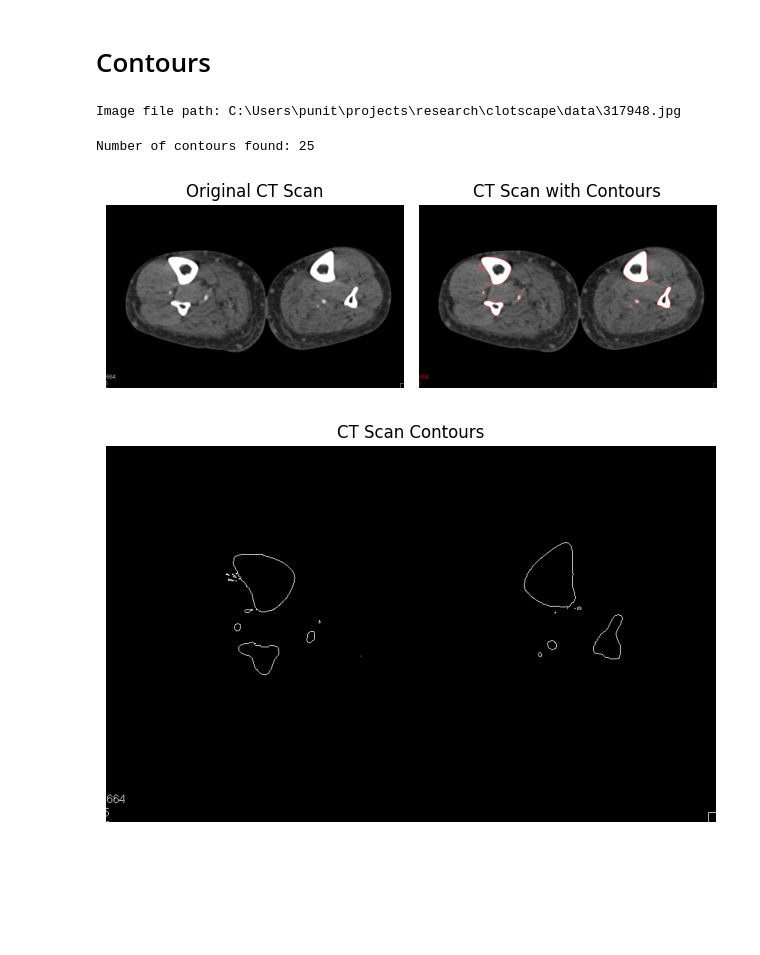
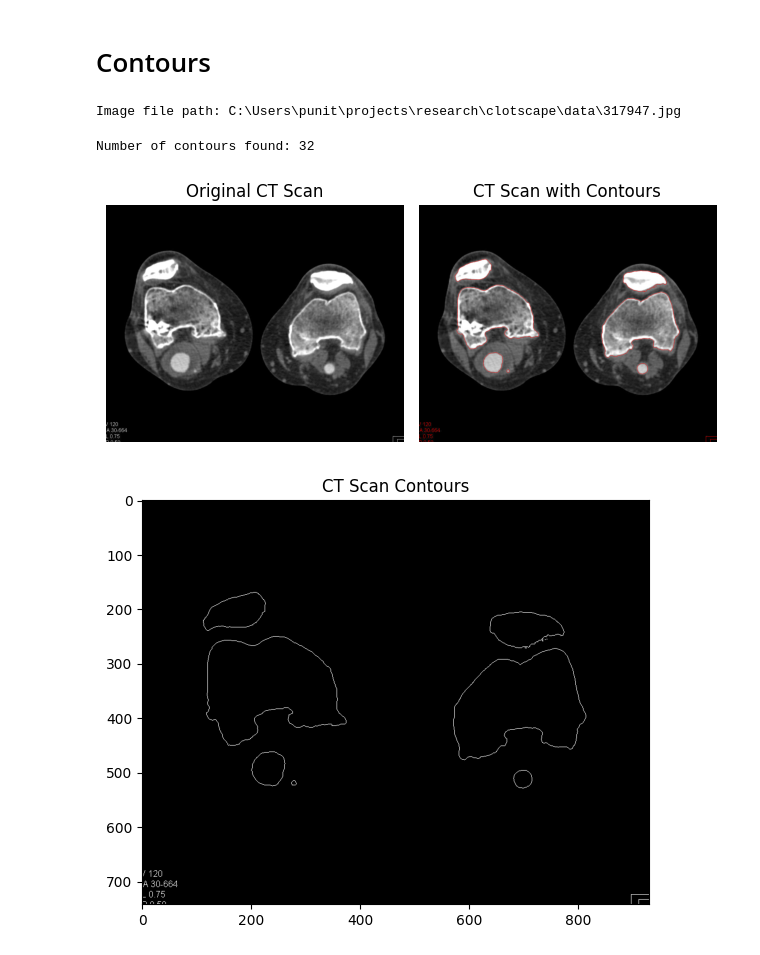
Before and after one commit to punitarani/clotscape, a Jupyter notebook: notebooks/contours.ipynb, the cells around one changed output. Drawn from its saved outputs; the diff is of its cells as text; code cells hidden in the pictures; blank space fills up the shorter version.

```diff
--- a/notebooks/contours.ipynb
+++ b/notebooks/contours.ipynb
@@ -7,10 +7,10 @@ import numpy as np
 
 from config import DATA_DIR
 # %%
-IMG_FP = DATA_DIR.joinpath("317948.jpg")
+IMG_FP = DATA_DIR.joinpath("317947.jpg")
 print(f"Image file path: {IMG_FP}")
 # %% [output]
-Image file path: C:\Users\punit\projects\research\clotscape\data\317948.jpg
+Image file path: C:\Users\punit\projects\research\clotscape\data\317947.jpg
 # %%
 # Read the CT scan image in grayscale
 image = cv2.imread(str(IMG_FP), 0)
@@ -22,7 +22,7 @@ _, binary = cv2.threshold(image, 127, 255, cv2.THRESH_BINARY)
 contours, _ = cv2.findContours(binary, cv2.RETR_EXTERNAL, cv2.CHAIN_APPROX_SIMPLE)
 print(f"Number of contours found: {len(contours)}")
 # %% [output]
-Number of contours found: 25
+Number of contours found: 32
 # %%
 # Create a copy of the original image for drawing contours
 image_with_contours = cv2.cvtColor(image, cv2.COLOR_GRAY2BGR)
@@ -44,19 +44,19 @@ plt.axis('off')
 plt.tight_layout()
 plt.show()
 # %% [output]
-[figure, old version]
+[figure, new version]
 # %%
 # Create a blank mask for drawing contours
 mask = np.zeros(image.shape, dtype=np.uint8)
 
 # Draw contours on the mask
 cv2.drawContours(mask, contours, -1, (255, 255, 255), 1)
 
 # Display the contour plot
 plt.imshow(mask, cmap='gray')
 plt.title('CT Scan Contours')
-plt.axis('off')
+plt.axis('on')
 plt.tight_layout()
 plt.show()
 # %% [output]
-[figure, old version]
+[figure, new version]
```
